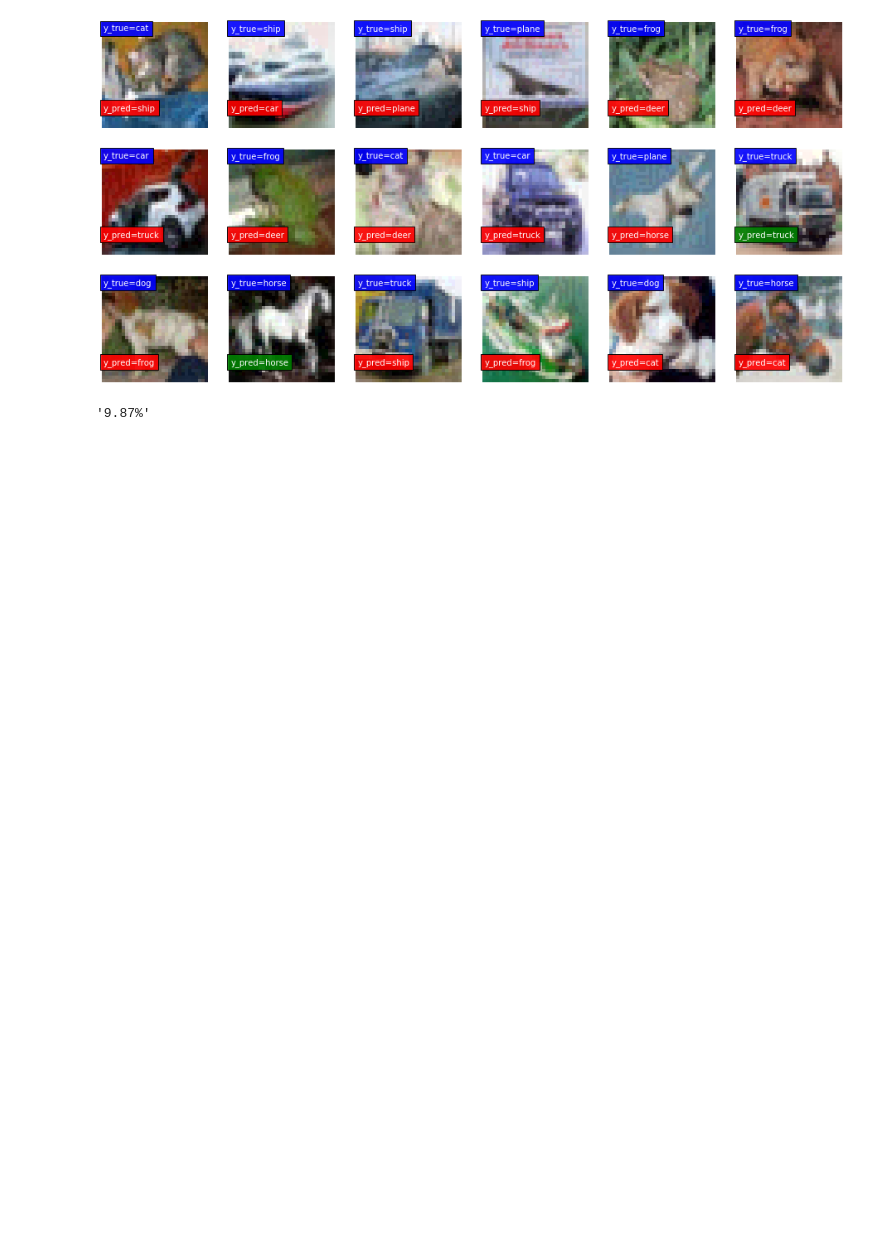
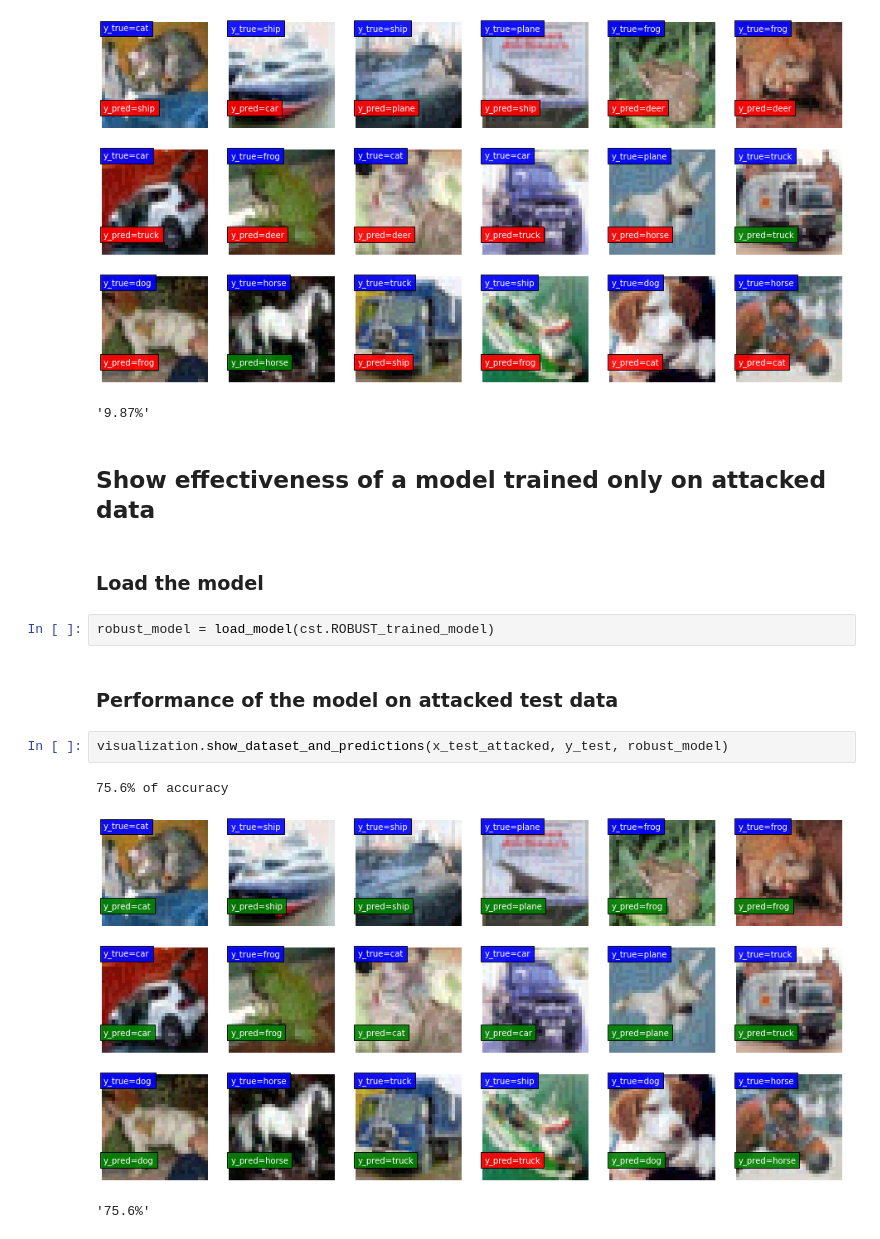
Before and after one commit to brash6/adversarial_attack_image_classif, a Jupyter notebook: Adversarial_Attacks_Project_Summary.ipynb, the cells around one changed output. Saved outputs shown, nothing was run; the diff lists cells and outputs as text; blank space fills up the shorter version.

```diff
--- a/Adversarial_Attacks_Project_Summary.ipynb
+++ b/Adversarial_Attacks_Project_Summary.ipynb
@@ -96,3 +125,17 @@ visualization.show_dataset_and_predictions(x_test_attacked, y_test, model)
 9.87% of accuracy
 [figure]
 '9.87%'
+# %% [markdown]
+## Show effectiveness of a model trained only on attacked data
+# %% [markdown]
+### Load the model
+# %%
+robust_model = load_model(cst.ROBUST_trained_model)
+# %% [markdown]
+### Performance of the model on attacked test data
+# %%
+visualization.show_dataset_and_predictions(x_test_attacked, y_test, robust_model)
+# %% [output]
+75.6% of accuracy
+[figure, added]
+'75.6%'
```
Also changed, not shown: parts of 30 cells of this notebook, 1 other file.
